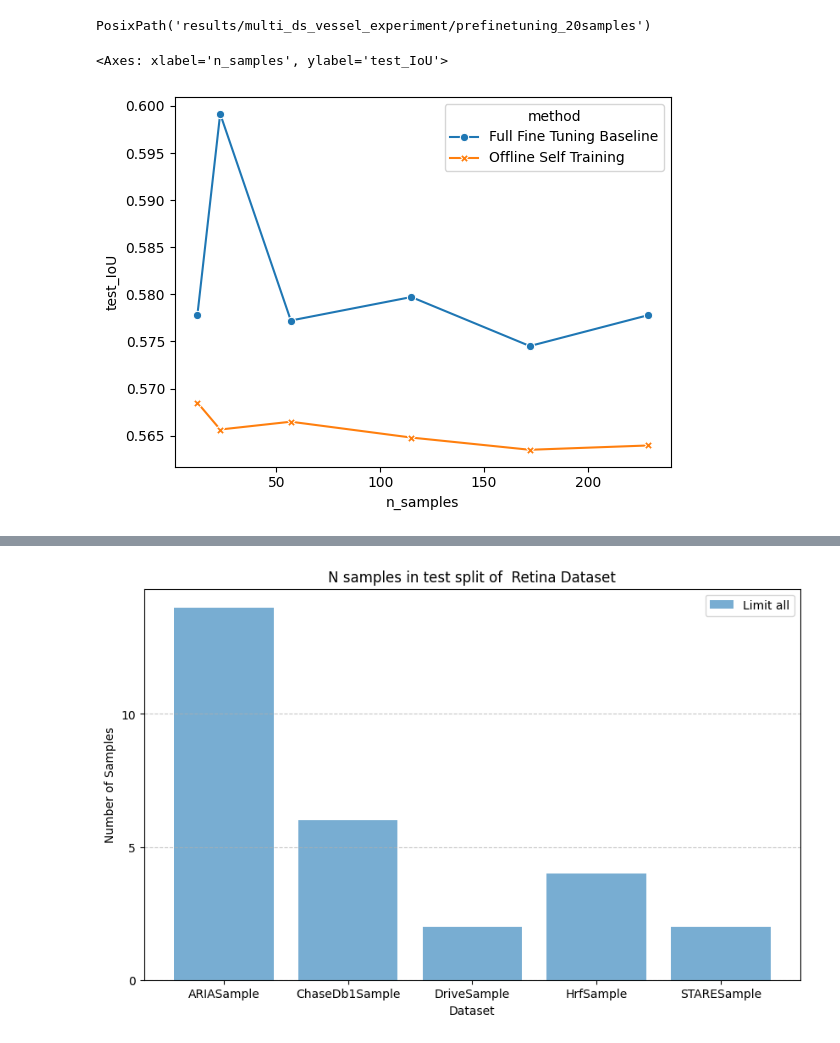
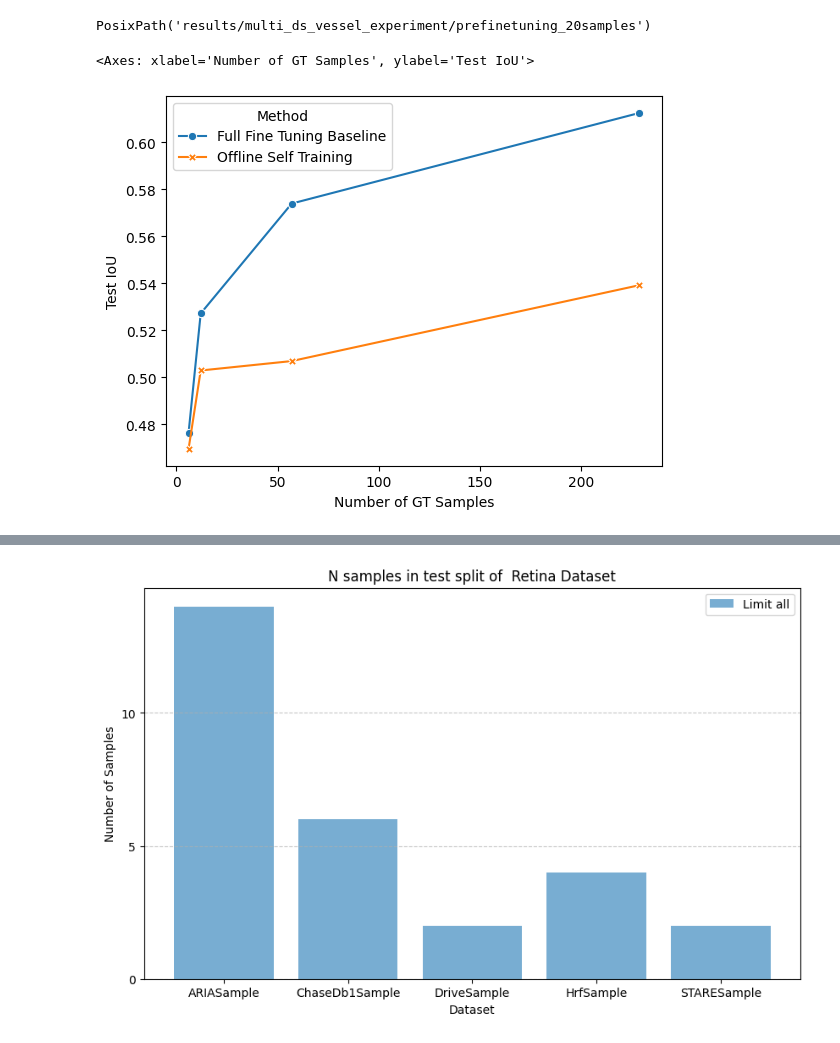
Before and after one commit to speydril/mp-lippert-experiments, a Jupyter notebook: src/wild-west/analysis.ipynb, the cells around one changed output, grey strips where cells are left out. Drawn from its saved outputs; the diff is of its cells as text; code cells hidden in the pictures.

```diff
--- a/src/wild-west/analysis.ipynb
+++ b/src/wild-west/analysis.ipynb
@@ -324,25 +389,44 @@ PosixPath('results/multi_ds_vessel_experiment/prefinetuning_20samples')
 # %%
 import pandas as pd
 
 
-csv_df = pd.read_csv("wb_export.csv")
-csv_df = csv_df[[col for col in csv_df.columns if col.endswith('test_IoU')]]
+csv_df = pd.read_csv("wb_export_offlineST_vs_baseline.csv")
+csv_df = csv_df[[col for col in csv_df.columns if col.endswith("test_IoU")]]
 
 
 data = []
 for col in csv_df.columns:
-    method = "Full Fine Tuning Baseline"if "NoST" in col else "Offline Self Training"
-    n_samples = col.replace("vessels_gt_NoST_fft_", "").replace("vessels_gt_OfflineST_fft_","").split("_")[0]
+    method = (
+        "Full Fine Tuning Baseline"
+        if "gt_vessels_patched4_baseline_" in col
+        else "Offline Self Training"
+    )
+    n_samples = (
+        col.replace("gt_vessels_patched4_baseline_", "")
+        .replace("vessels_gt_patched4_OfflineST_fft_", "")
+        .split("_")[0]
+    )
     n_samples = int(n_samples) if n_samples != "all" else 229
 
-    test_IoU = csv_df[col].item()
+    test_IoU = csv_df[col].dropna().item()
 
-    data.append({"method": method, "n_samples": n_samples, "test_IoU": test_IoU})
+    data.append(
+        {"Method": method, "Number of GT Samples": n_samples, "Test IoU": test_IoU}
+    )
 
 df = pd.DataFrame(data)
 # plot line chart with one line per method and n_samples on x axis
 import seaborn as sns
-sns.lineplot(data=df, x="n_samples", y="test_IoU", hue="method", markers=True, style="method", dashes=False)
+
+sns.lineplot(
+    data=df,
+    x="Number of GT Samples",
+    y="Test IoU",
+    hue="Method",
+    markers=True,
+    style="Method",
+    dashes=False,
+)
 # %% [output]
-<Axes: xlabel='n_samples', ylabel='test_IoU'>
+<Axes: xlabel='Number of GT Samples', ylabel='Test IoU'>
-[figure, old version]
+[figure, new version]
```
Also changed, not shown: parts of 46 cells of this notebook.
